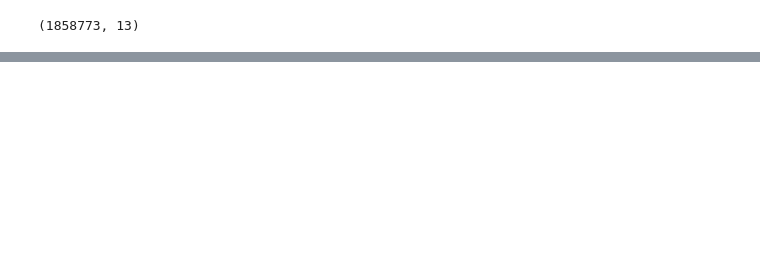
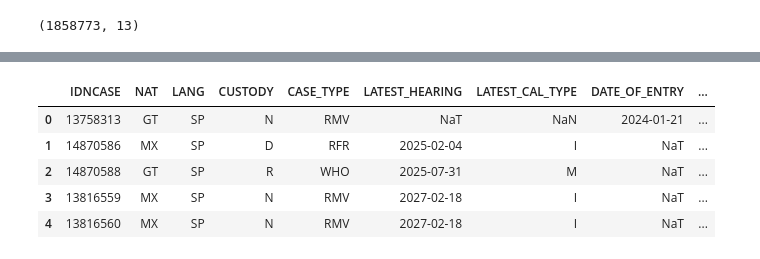
Before and after one commit to MIT-Emerging-Talent/ET6-CDSP-group-19-repo, a Jupyter notebook: 2_data_preparation/notebooks/02_clean_core_tables.ipynb, the cells around one changed output, grey strips where cells are left out. Drawn from its saved outputs; the diff is of its cells as text; code cells hidden in the pictures; blank space fills up the shorter version.

```diff
--- a/2_data_preparation/notebooks/02_clean_core_tables.ipynb
+++ b/2_data_preparation/notebooks/02_clean_core_tables.ipynb
@@ -376,0 +439,2 @@ juvenile_cases.shape
+# %%
+juvenile_cases = juvenile_cases.drop("DETENTION_DATE", axis=1)
@@ -376,0 +513,6 @@ juvenile_cases.shape
+# %%
+date_cols = ['LATEST_HEARING', 'DATE_OF_ENTRY', 'DATE_DETAINED', 'DATE_RELEASED']
+
+juvenile_cases[date_cols] = juvenile_cases[date_cols].apply(
+    lambda col: pd.to_datetime(col, errors='coerce')
+)
@@ -376,0 +540,6 @@ juvenile_cases.shape
+# %%
+juvenile_cases['C_BIRTHDATE'] = pd.to_datetime(
+    juvenile_cases['C_BIRTHDATE'],
+    format='%m/%Y',
+    errors='coerce'
+)
@@ -376,0 +582,9 @@ juvenile_cases.shape
+# %%
+juvenile_cases.head()
+# %% [output]
+|  | IDNCASE | NAT | LANG | CUSTODY | CASE_TYPE | LATEST_HEARING | LATEST_CAL_TYPE | DATE_OF_ENTRY | ... |
+| 0 | 13758313 | GT | SP | N | RMV | NaT | NaN | 2024-01-21 | ... |
+| 1 | 14870586 | MX | SP | D | RFR | 2025-02-04 | I | NaT | ... |
+| 2 | 14870588 | GT | SP | R | WHO | 2025-07-31 | M | NaT | ... |
+| 3 | 13816559 | MX | SP | N | RMV | 2027-02-18 | I | NaT | ... |
+| 4 | 13816560 | MX | SP | N | RMV | 2027-02-18 | I | NaT | ... |
```
Also changed, not shown: parts of 31 cells of this notebook.
